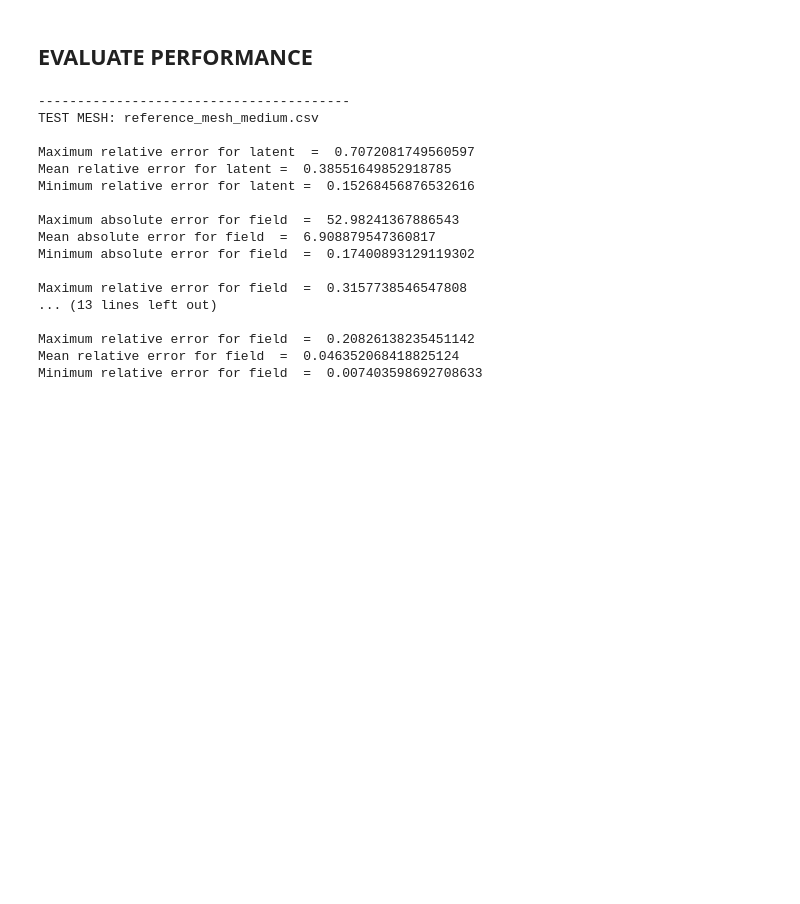
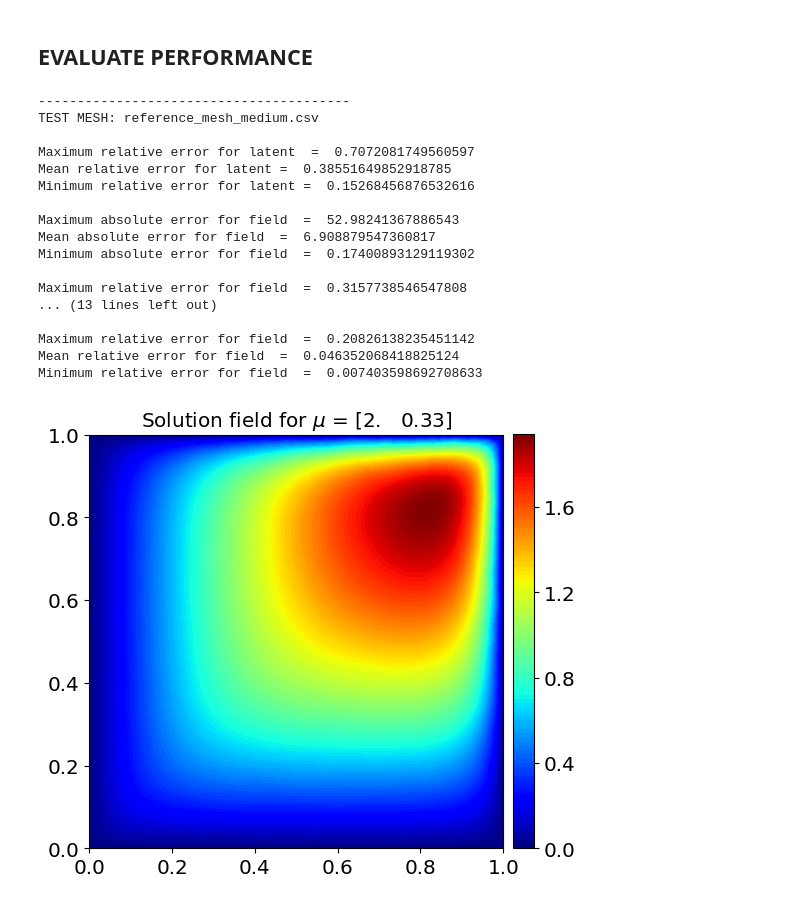
Before and after one commit to Oisin-M/GFN, a Jupyter notebook: Advection/GFN_advection.ipynb, the cells around one changed output. Cells and saved outputs as stored; diff of their text form; code cells hidden in the pictures; blank space fills up the shorter version.

Commit message:
Complete advection test case, large mesh missing

```diff
--- a/Advection/GFN_advection.ipynb
+++ b/Advection/GFN_advection.ipynb
@@ -479,3 +483,12 @@ Number of added nodes:  0
 # %% [markdown]
 ## EVALUATE PERFORMANCE
+# %%
+def evaluate_results(model, df_large, U_large, scale, params):
+    with torch.no_grad():
+        x_recon, x_enc, x_map = model(U_large, df_large, params, reset_enc=True, reset_dec=True)
+        x_rom = model.decoder(x_map)
+        x_rom = model.GFN.decoder(x_rom, df_large, exp_enc=False, exp_dec=False, agg_enc=False, agg_dec=False)
+        Z = undo_scaling(U_large, scale)
+        Z_net = undo_scaling(x_rom, scale)
+    return Z, Z_net, x_enc, x_map
 # %%
@@ -518,31 +523,63 @@ def print_results(model, df_large, U_large, scale, params):
+# %%
+def plot_fields(SNAP, Z, xx, yy, triang, params, fname):
+    fig = plt.figure()
+    gs1 = gridspec.GridSpec(1, 1)
+    ax = plt.subplot(gs1[0, 0])
+    cs = ax.tricontourf(xx[:, SNAP], yy[:, SNAP], triang, Z[:, SNAP], 100, cmap=colormaps['jet'])
+    divider = make_axes_locatable(ax)
+    cax = divider.append_axes("right", size="5%", pad=0.1)
+    cbar = plt.colorbar(cs, cax=cax)
+    tick_locator = MaxNLocator(nbins=5)
+    cbar.locator = tick_locator
+    cbar.formatter.set_powerlimits((0, 0))
+    cbar.update_ticks()
+    plt.tight_layout()
+    ax.set_aspect('equal', 'box')
+    ax.set_title('Solution field for $\mu$ = '+str(np.around(params[SNAP].detach().numpy(), 2)))
+    plt.savefig('plots/field_'+str(SNAP)+fname+'.png', bbox_inches='tight', dpi=500)
 # %%
+N = 1
+snapshots = np.arange(params[test_trajs].shape[0]).tolist()
+np.random.shuffle(snapshots)
+
 for i in range(len(test_mesh_names)):
     print('-'*40)
     print(f'TEST MESH: {test_mesh_names[i]}')
     scale, U = get_scaled_data(test_solution_names[i])
     U = U.to('cpu')
+    xx = scipy.io.loadmat("dataset/matrix"+test_fidelities[i])['xx']
+    yy = scipy.io.loadmat("dataset/matrix"+test_fidelities[i])['yy']
+    triang = scipy.io.loadmat("dataset/matrix"+test_fidelities[i])['T'].astype(int) - 1
     df = pd.read_csv("dataset/"+test_mesh_names[i], header=None).values
 
     model.eval()
     model.to('cpu')
-    rel_error = print_results(model, df, U, scale, params.to('cpu'))
+    Z, Z_net, x_enc, x_map = evaluate_results(model, df, U, scale, params.to('cpu'))
+    error = abs(Z - Z_net)
+    rel_error = print_results(Z, Z_net, x_enc, x_map)
+
+    for SNAP in snapshots[0:N]:
+        plot_fields(SNAP, Z, xx, yy, triang, params.to('cpu'), test_fidelities[i]+"_solution")
+        plot_fields(SNAP, Z_net, xx, yy, triang, params.to('cpu'), test_fidelities[i]+"_GCA")
+        plot_fields(SNAP, error, xx, yy, triang, params.to('cpu'), test_fidelities[i]+"_error")
     np.savetxt('errors/relative_errors_train'+joined+'_test'+test_fidelities[i]+'.txt', [max(rel_error), sum(rel_error)/len(rel_error), min(rel_error)])
     print()
 # %% [output]
 ----------------------------------------
 TEST MESH: reference_mesh_medium.csv
 
 Maximum relative error for latent  =  0.7072081749560597
 Mean relative error for latent =  0.38551649852918785
 Minimum relative error for latent =  0.15268456876532616
 
 Maximum absolute error for field  =  52.98241367886543
 Mean absolute error for field  =  6.908879547360817
 Minimum absolute error for field  =  0.17400893129119302
 
 Maximum relative error for field  =  0.3157738546547808
 ... (13 lines left out)
 
 Maximum relative error for field  =  0.20826138235451142
 Mean relative error for field  =  0.046352068418825124
 Minimum relative error for field  =  0.007403598692708633
+[figure, added]
```
Also changed, not shown: parts of 4 cells of this notebook, 6 other files.
